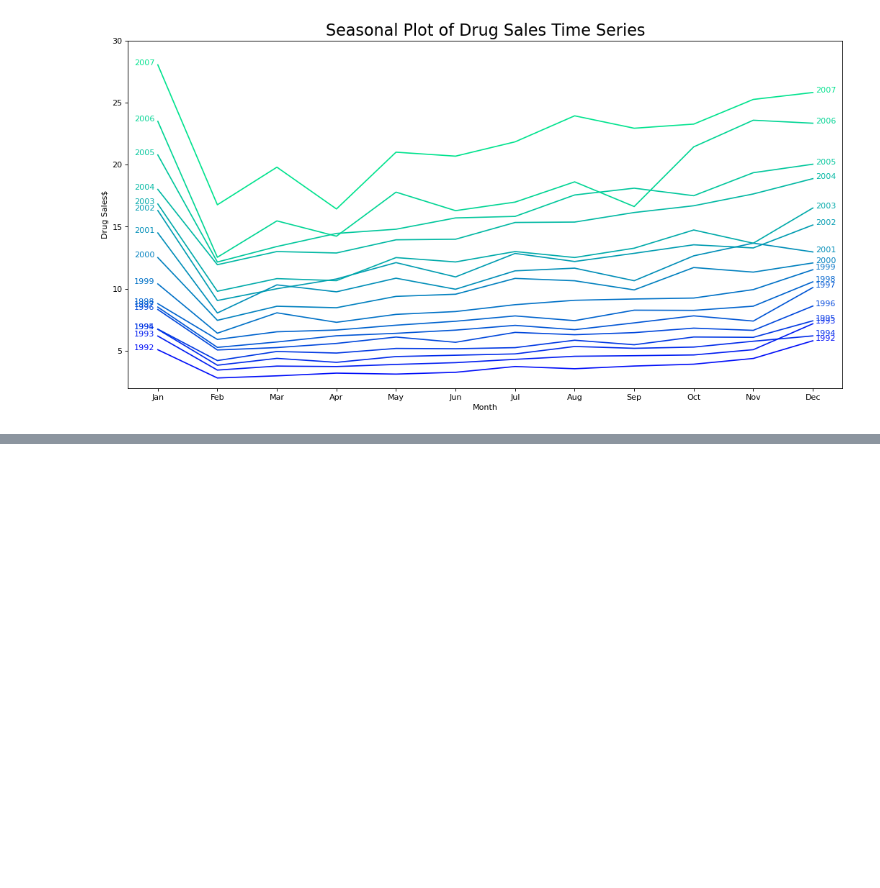
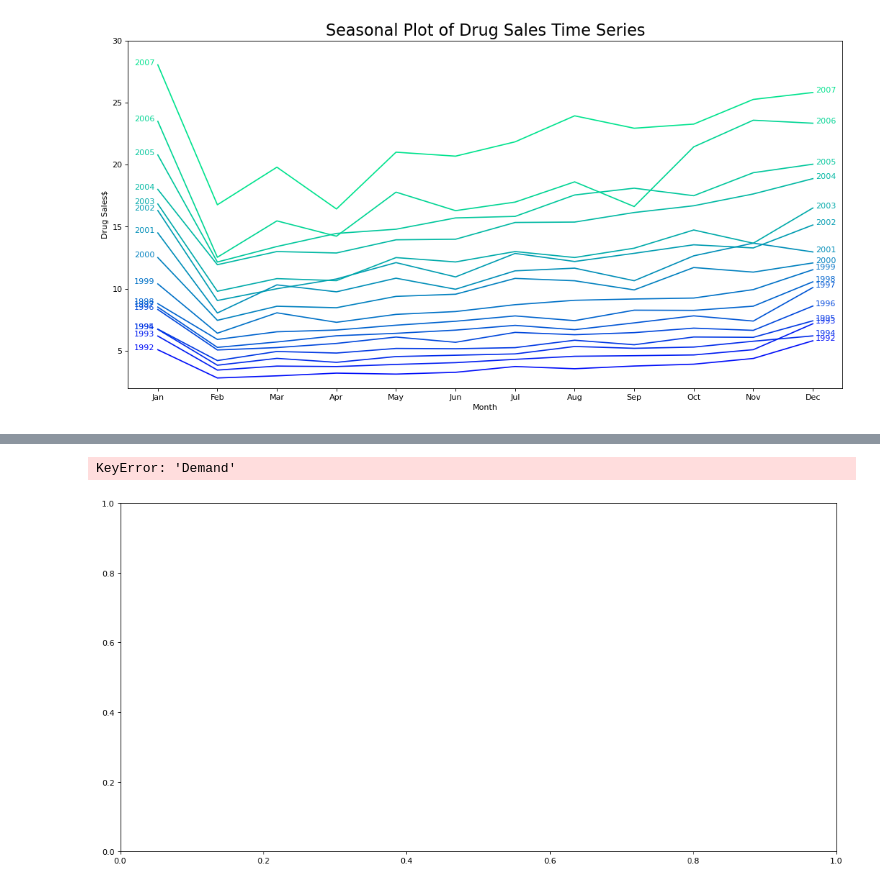
Before and after one commit to marknhenry/forecasting, a Jupyter notebook: exploration/py/01 - Data Viz.ipynb, the cells around one changed output, grey strips where cells are left out. Cells and saved outputs as stored; diff of their text form; code cells hidden in the pictures; blank space fills up the shorter version.

```diff
--- a/exploration/py/01 - Data Viz.ipynb
+++ b/exploration/py/01 - Data Viz.ipynb
@@ -112,0 +140,5 @@ seasonal_plotter(a10, 'Cost')
+# %%
+seasonal_plotter(a10, 'Demand')
+# %% [output]
+KeyError: 'Demand'
+[figure, added]
```
Also changed, not shown: parts of 6 cells of this notebook, 3 other files.
